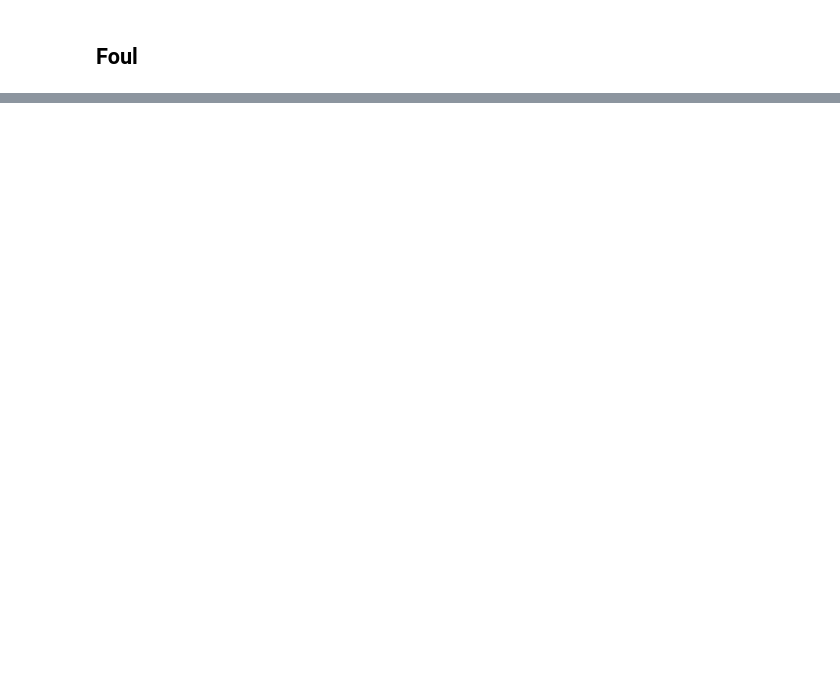
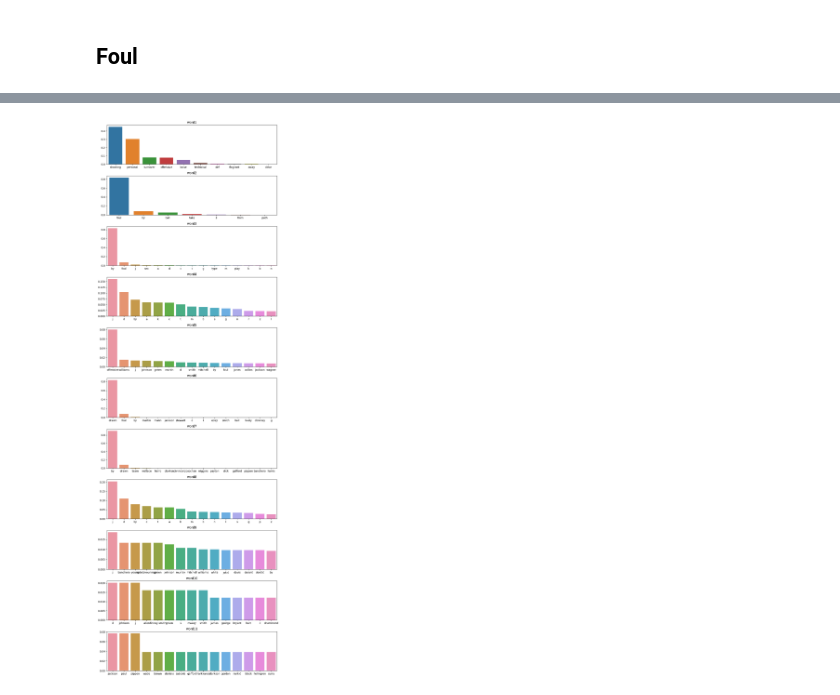
Before and after one commit to filpijoao/NBA_datascrapping, a Jupyter notebook: play_by_play.ipynb, the cells around one changed output, grey strips where cells are left out. Saved outputs shown, nothing was run; the diff lists cells and outputs as text; code cells hidden in the pictures; blank space fills up the shorter version.

```diff
--- a/play_by_play.ipynb
+++ b/play_by_play.ipynb
@@ -529,0 +883,17 @@ complete_row(teste_dict, list_test)
+# %%
+fig, axs = plt.subplots(nrows=math.ceil(len(columns_foul_list)), figsize=(10, 30))
+
+# Loop para criar os gráficos
+for n, col in enumerate(columns_foul_list):
+
+    # Converter o índice 'n' em índices de linha e coluna
+    row = n // 1
+
+    top5_words = foul_df[col].value_counts(normalize=True)[0:15]
+    sns.barplot(x=top5_words.index, y=top5_words.values, ax=axs[row])
+    axs[row].set_title(col)
+
+plt.tight_layout()  # Para melhorar a disposição dos gráficos
+plt.show()
+# %% [output]
+[figure, added]
```
Also changed, not shown: parts of 117 cells of this notebook, 6 other files.
